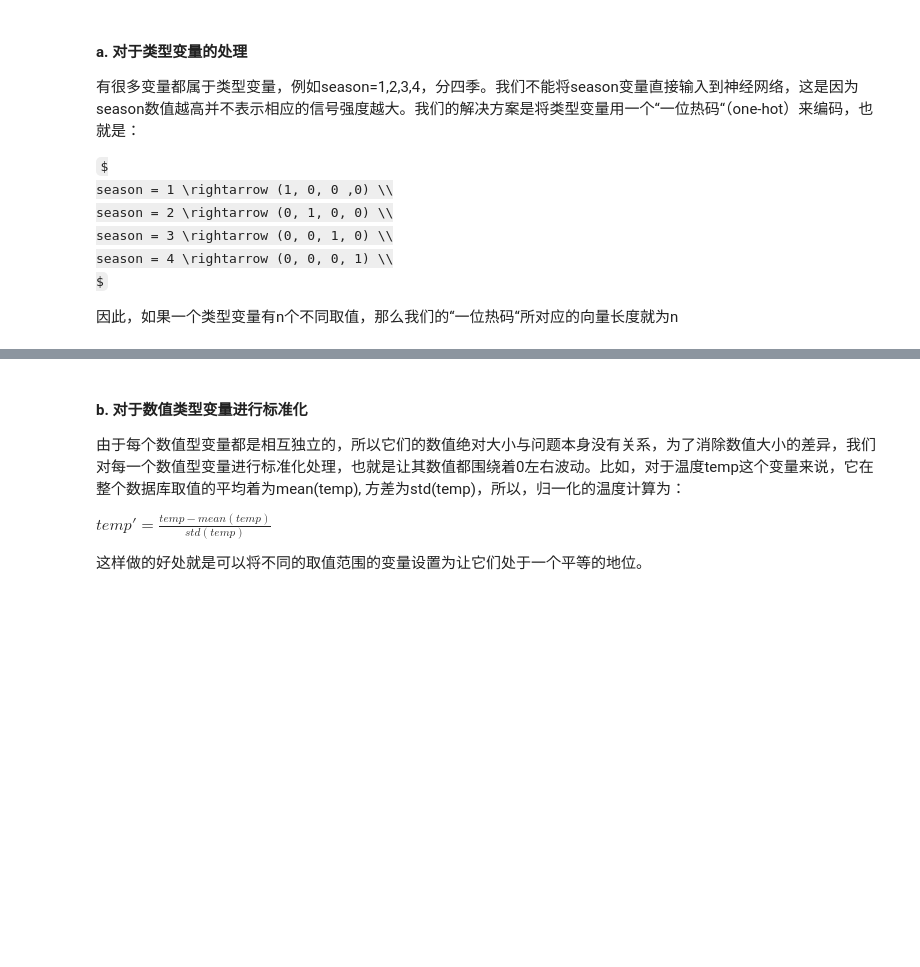
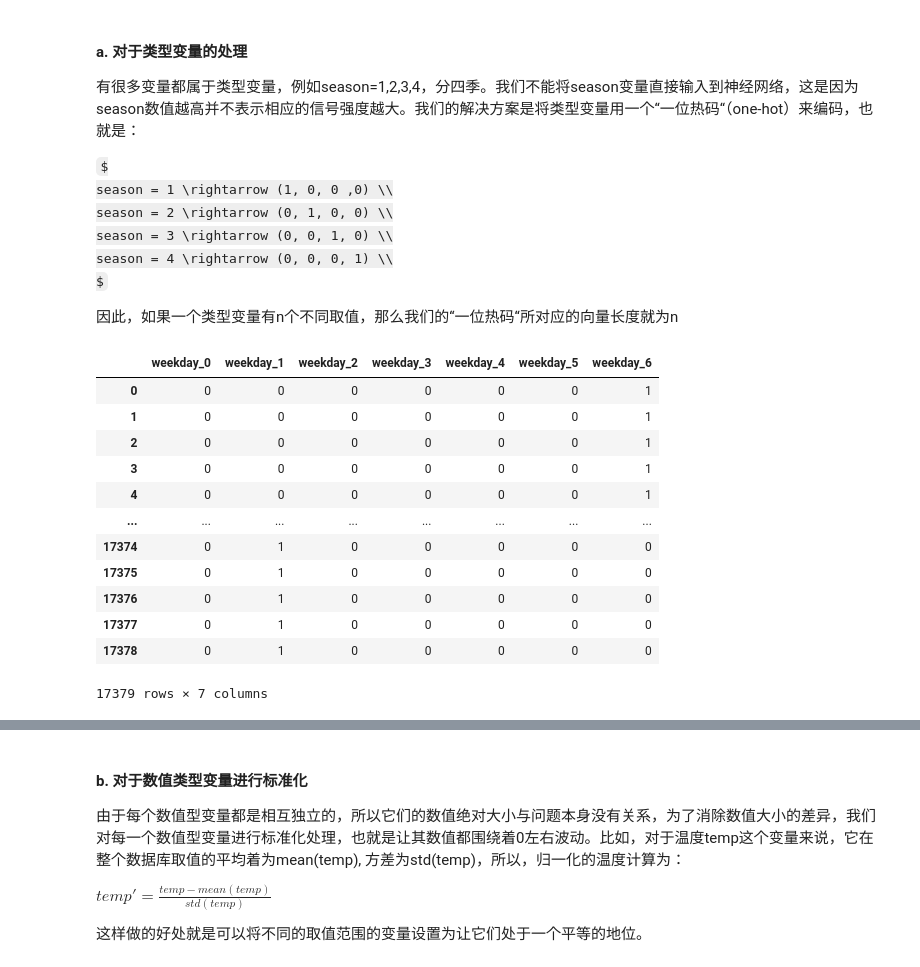
Before and after one commit to sunchey11/book_DeepLearning_in_PyTorch_Source, a Jupyter notebook: 03_bike_predictor/FirstPyTorchNN.ipynb, the cells around one changed output, grey strips where cells are left out. Cells and saved outputs as stored; diff of their text form; code cells hidden in the pictures; some formulas as TeX source; blank space fills up the shorter version.

```diff
--- a/03_bike_predictor/FirstPyTorchNN.ipynb
+++ b/03_bike_predictor/FirstPyTorchNN.ipynb
@@ -313,6 +422,24 @@ season = 4 \rightarrow (0, 0, 0, 1) \\
 $
 
 因此，如果一个类型变量有n个不同取值，那么我们的“一位热码“所对应的向量长度就为n
+# %%
+# get_dummies函数，会根据传入的数组中的数据，生成多个列
+dummies = pd.get_dummies(rides[each], prefix=each, drop_first=False)
+dummies
+# %% [output]
+|  | weekday_0 | weekday_1 | weekday_2 | weekday_3 | weekday_4 | weekday_5 | weekday_6 |
+| 0 | 0 | 0 | 0 | 0 | 0 | 0 | 1 |
+| 1 | 0 | 0 | 0 | 0 | 0 | 0 | 1 |
+| 2 | 0 | 0 | 0 | 0 | 0 | 0 | 1 |
+| 3 | 0 | 0 | 0 | 0 | 0 | 0 | 1 |
+| 4 | 0 | 0 | 0 | 0 | 0 | 0 | 1 |
+| ... | ... | ... | ... | ... | ... | ... | ... |
+| 17374 | 0 | 1 | 0 | 0 | 0 | 0 | 0 |
+| 17375 | 0 | 1 | 0 | 0 | 0 | 0 | 0 |
+| 17376 | 0 | 1 | 0 | 0 | 0 | 0 | 0 |
+| 17377 | 0 | 1 | 0 | 0 | 0 | 0 | 0 |
+| 17378 | 0 | 1 | 0 | 0 | 0 | 0 | 0 |
+17379 rows × 7 columns
 # %%
 #对于类型变量的特殊处理
 # season=1,2,3,4, weathersi=1,2,3, mnth= 1,2,...,12, hr=0,1, ...,23, weekday=0,1,...,6
```
Also changed, not shown: parts of 36 cells of this notebook, 14 other files.
